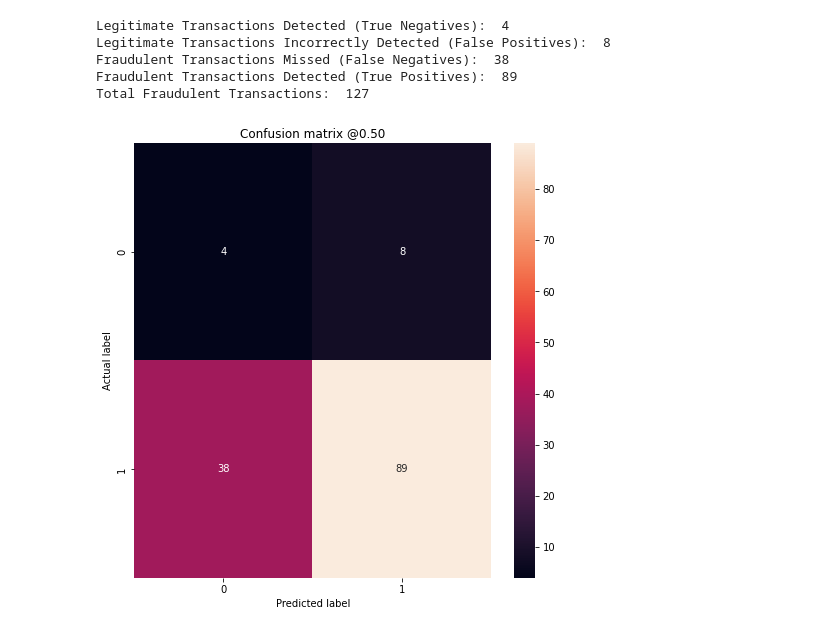
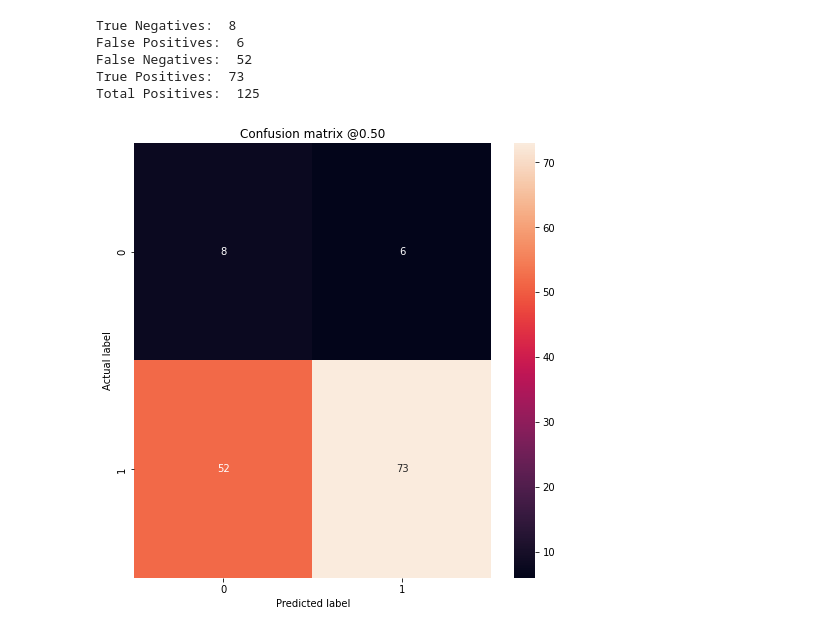
Before and after one commit to pedrosena138/pmfsl-bert-text-classification, a Jupyter notebook: BERT_Text_Classification.ipynb, the cells around one changed output. Cells and saved outputs as stored; diff of their text form; code cells hidden in the pictures.

```diff
--- a/BERT_Text_Classification.ipynb
+++ b/BERT_Text_Classification.ipynb
@@ -208,7 +171,0 @@ def plot_confusion_matrix(labels, predictions, p=0.5):
-# %%
-results = model.evaluate(tf_test_dataset.batch(20), batch_size=2048, verbose=0)
-for name, value in zip(model.metrics_names, results):
-  print(name, ': ', value)
-print()
-
-plot_metrics(history, metrics=model.metrics_names)
@@ -218,0 +182,23 @@ accuracy :  0.6690647602081299
+# %%
+data_collator = DataCollatorWithPadding(tokenizer=tokenizer, return_tensors="tf")
+
+tf_train_set = model.prepare_tf_dataset(
+    encoded_df["train"],
+    shuffle=True,
+    batch_size=BATCH_SIZE,
+    collate_fn=data_collator,
+)
+
+tf_validation_set = model.prepare_tf_dataset(
+    encoded_df["validation"],
+    shuffle=False,
+    batch_size=BATCH_SIZE,
+    collate_fn=data_collator,
+)
+
+tf_test_set = model.prepare_tf_dataset(
+    encoded_df["test"],
+    shuffle=False,
+    batch_size=BATCH_SIZE,
+    collate_fn=data_collator,
+)
@@ -218,0 +244,3 @@ accuracy :  0.6690647602081299
+# %%
+history = model.fit(tf_train_set, epochs=NUM_EPOCHS, callbacks=callbacks)
+model.save_weights('drive/MyDrive/TCC/weights/base-unbalanced-weights.h5')
@@ -219,16 +281,15 @@ accuracy :  0.6690647602081299
 # %%
-test_sentences = test_dataset['text'].values.tolist()
-encodings = tokenizer(test_sentences, truncation=True, padding='longest', return_tensors="np")
+labels = df['test']['label']
+encodings = tokenizer(df['test']['text'], return_tensors="np", padding="longest")
+
 outputs = model(encodings).logits
+pred = np.argmax(outputs, axis=1)
 
-y = test_dataset['label'].values.tolist()
-y_hat = np.argmax(outputs, axis=1)
-
-plot_confusion_matrix(y, y_hat)
+plot_confusion_matrix(labels, pred)
 # %% [output]
-Legitimate Transactions Detected (True Negatives):  4
-Legitimate Transactions Incorrectly Detected (False Positives):  8
-Fraudulent Transactions Missed (False Negatives):  38
-Fraudulent Transactions Detected (True Positives):  89
-Total Fraudulent Transactions:  127
+True Negatives:  8
+False Positives:  6
+False Negatives:  52
+True Positives:  73
+Total Positives:  125
-[figure, old version]
+[figure, new version]
```
Also changed, not shown: parts of 24 cells of this notebook.
